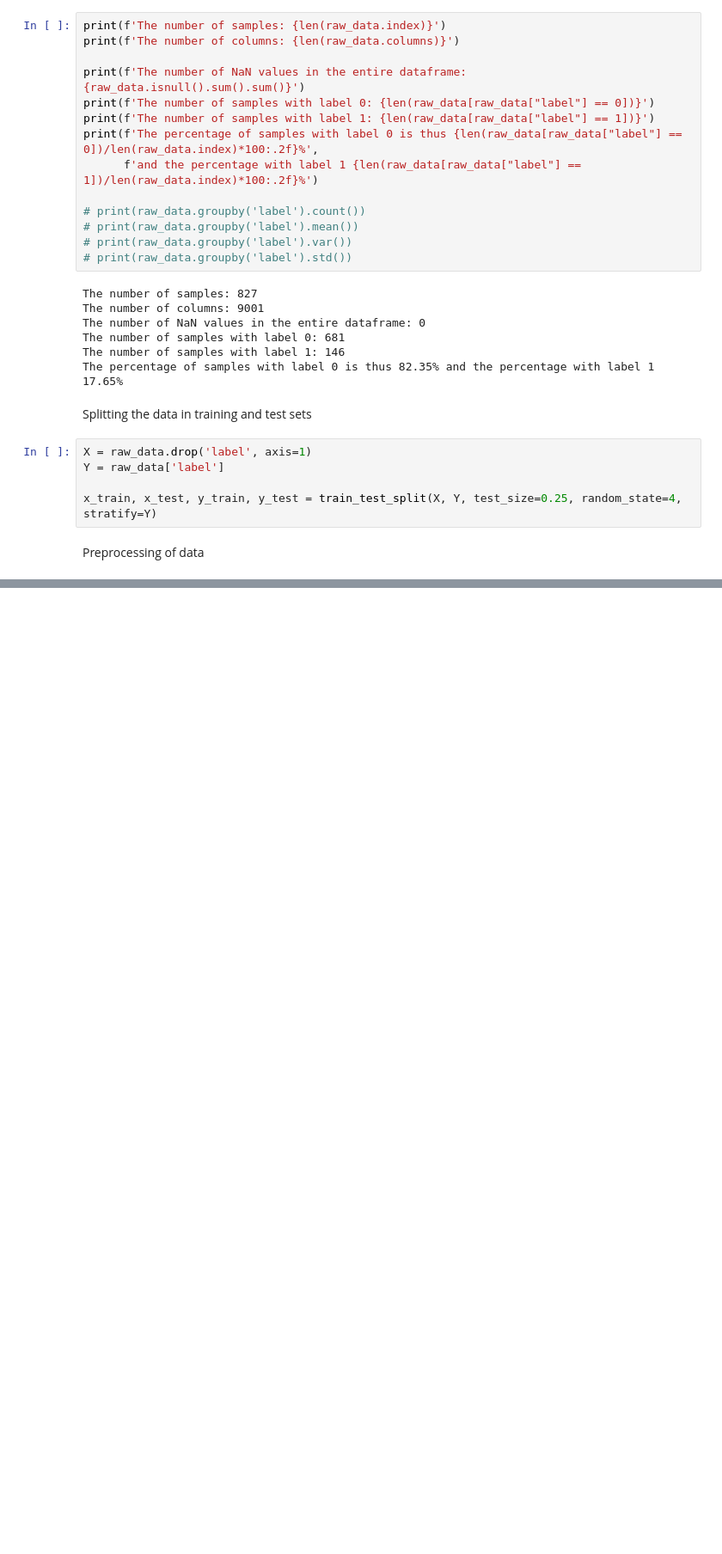
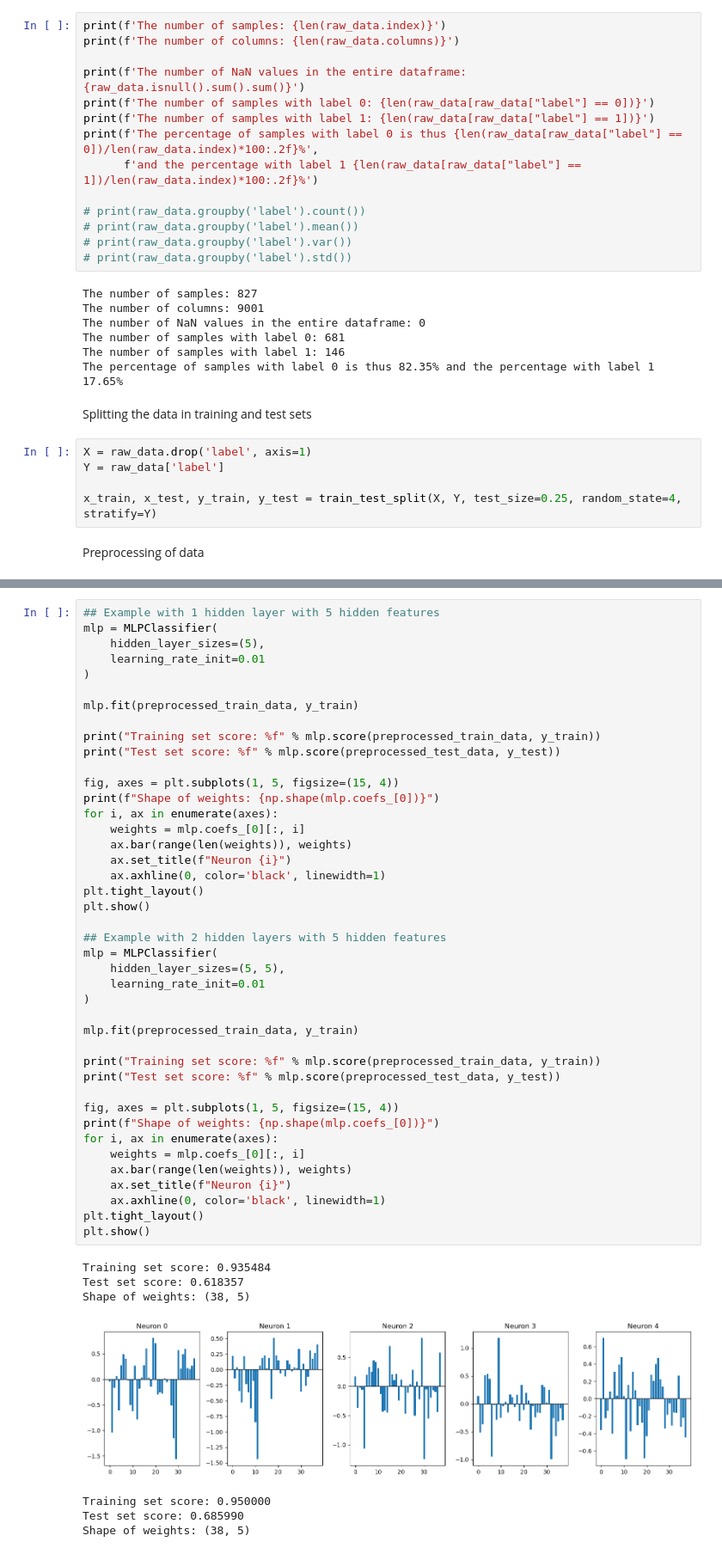
Before and after one commit to ereindersss/TM10011-Machine-learning-assignment-ECG-, a Jupyter notebook: assignment_clean.ipynb, the cells around one changed output, grey strips where cells are left out. Shown at 86% size. Drawn from its saved outputs; the diff is of its cells as text; blank space fills up the shorter version.

```diff
--- a/assignment_clean.ipynb
+++ b/assignment_clean.ipynb
@@ -156,0 +197,50 @@ Na het schalen zijn er 61 features over
+# %%
+## Example with 1 hidden layer with 5 hidden features
+mlp = MLPClassifier(
+    hidden_layer_sizes=(5),
+    learning_rate_init=0.01
+)
+
+mlp.fit(preprocessed_train_data, y_train)
+
+print("Training set score: %f" % mlp.score(preprocessed_train_data, y_train))
+print("Test set score: %f" % mlp.score(preprocessed_test_data, y_test))
+
+fig, axes = plt.subplots(1, 5, figsize=(15, 4))
+print(f"Shape of weights: {np.shape(mlp.coefs_[0])}")
+for i, ax in enumerate(axes):
+    weights = mlp.coefs_[0][:, i]
+    ax.bar(range(len(weights)), weights)
+    ax.set_title(f"Neuron {i}")
+    ax.axhline(0, color='black', linewidth=1)
+plt.tight_layout()
+plt.show()
+
+## Example with 2 hidden layers with 5 hidden features
+mlp = MLPClassifier(
+    hidden_layer_sizes=(5, 5),
+    learning_rate_init=0.01
+)
+
+mlp.fit(preprocessed_train_data, y_train)
+
+print("Training set score: %f" % mlp.score(preprocessed_train_data, y_train))
+print("Test set score: %f" % mlp.score(preprocessed_test_data, y_test))
+
+fig, axes = plt.subplots(1, 5, figsize=(15, 4))
+print(f"Shape of weights: {np.shape(mlp.coefs_[0])}")
+for i, ax in enumerate(axes):
+    weights = mlp.coefs_[0][:, i]
+    ax.bar(range(len(weights)), weights)
+    ax.set_title(f"Neuron {i}")
+    ax.axhline(0, color='black', linewidth=1)
+plt.tight_layout()
+plt.show()
+# %% [output]
+Training set score: 0.935484
+Test set score: 0.618357
+Shape of weights: (38, 5)
+[figure, added]
+Training set score: 0.950000
+Test set score: 0.685990
+Shape of weights: (38, 5)
```
Also changed, not shown: parts of 10 cells of this notebook.
